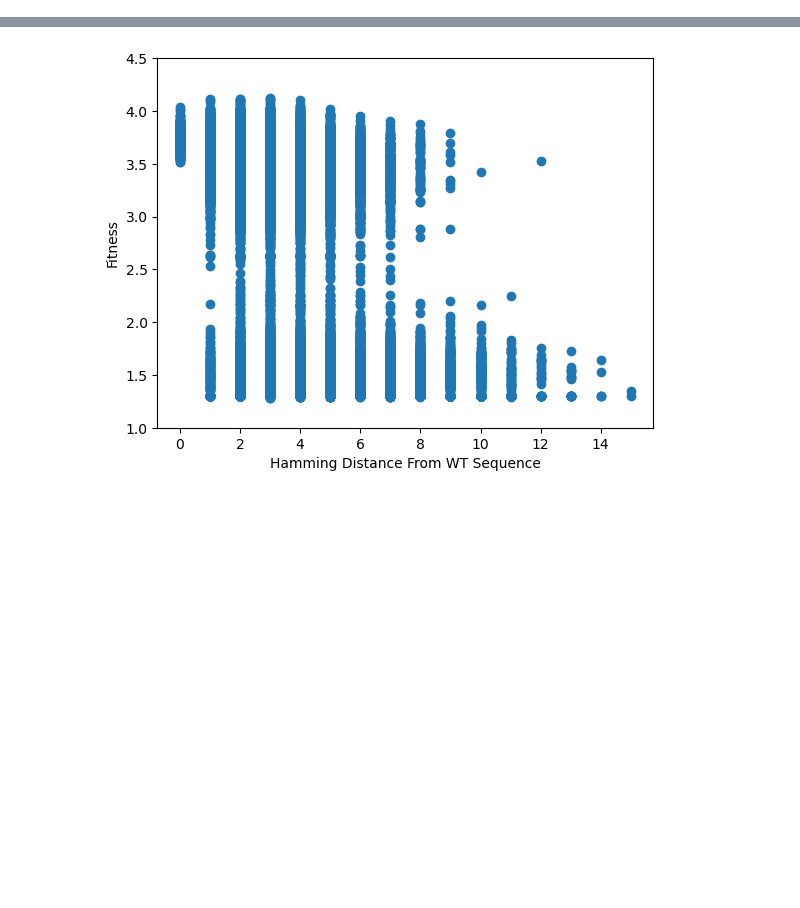
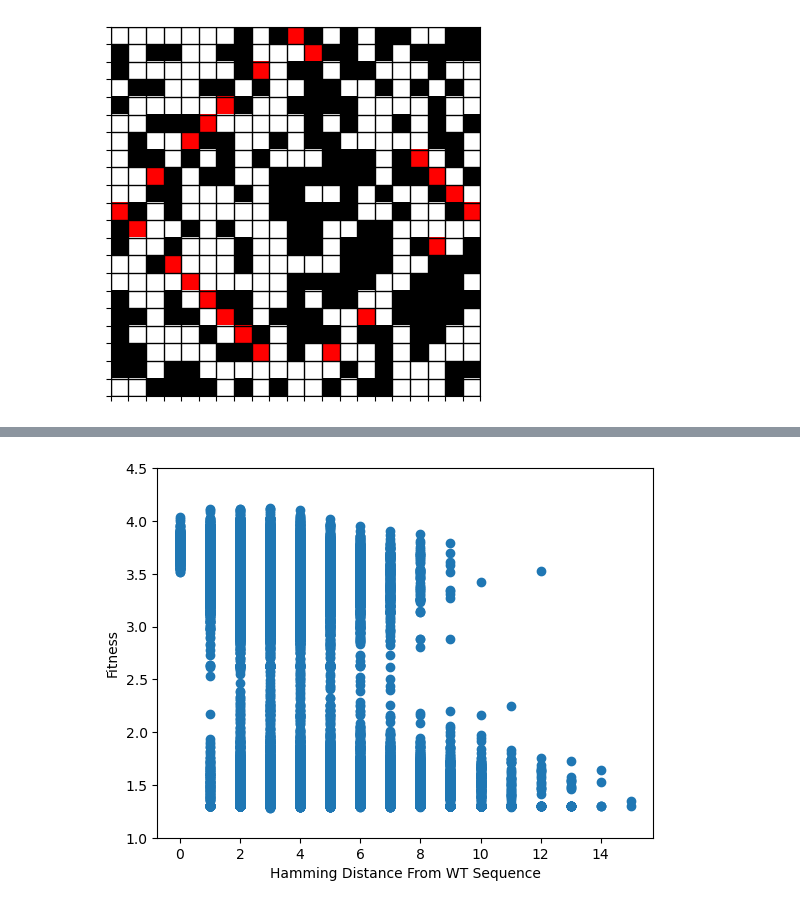
Before and after one commit to kirjner/GGS-private, a Jupyter notebook: toy_experiment/exploration.ipynb, the cells around one changed output, grey strips where cells are left out. Cells and saved outputs as stored; diff of their text form; code cells hidden in the pictures; blank space fills up the shorter version.

Commit message:
continuing w Diamond

```diff
--- a/toy_experiment/exploration.ipynb
+++ b/toy_experiment/exploration.ipynb
@@ -32,7 +32,7 @@ def generate_diamond_border(n, dtype = 'int'):
     return diamond_border
 
 # Generate the diamond border and noise
-n = 9
+n = 21
 diamond_border = generate_diamond_border(n)
 
 def generate_diamond_sequence(n):
@@ -48,17 +48,24 @@ def generate_diamond_sequence(n):
     return diamond_sequence
 
 def plot_sequence(sequence):
+    diamond_grid = generate_diamond_border(21)
     # Convert sequence from string to list of integers
     vector = np.array(list(map(int, sequence)))
 
     # Reshape vector into n x n grid
     grid = np.reshape(vector, (n, n))
 
+    color_grid = np.where((grid == 1) & (diamond_grid == 1), 2, grid)
+
+    # Create a colormap: 0 (white), 1 (black), 2 (red)
+    colors = [(1, 1, 1), (0, 0, 0), (1, 0, 0)]
+    cmap = plt.matplotlib.colors.ListedColormap(colors)
+
     # Create a figure and a set of subplots
     fig, ax = plt.subplots()
 
     # Display data as an image
-    ax.imshow(grid, cmap='gray_r')
+    ax.imshow(color_grid, cmap=cmap)
 
     # Draw gridlines
     ax.grid(True, which='both', color='black', linewidth=1)
@@ -77,9 +84,10 @@ def plot_sequence(sequence):
 import random
 
 # Initialize a dictionary with random values between 0 and 0.5 for each position
-random_values = {i: random.uniform(0, 1) for i in range(n*n)}
+
 
 def fitness(vector):
+    random_values = {i: random.uniform(0, 1) for i in range(n*n)}
     if isinstance(vector, str):
         vector = np.array(list(map(int, vector)))
 
@@ -98,3 +106,11 @@ def fitness(vector):
     fitness_base = np.sum(fitness_values)
 
     return fitness_base
+# %%
+smoothed_candidates_df = pd.read_csv('/home/gridsan/akirjner/protein_design/GGS-private/ckpt/Diamond/mutations_0/percentile_0.0_1.0/smoothed/run_06D_08M_2023Y_00h_07m_13s/samples/run_2023-08-06_10-22/seed_1.csv')
+unsmoothed_candidates_df = pd.read_csv('/home/gridsan/akirjner/protein_design/GGS-private/ckpt//Diamond/mutations_0/percentile_0.0_1.0/unsmoothed/run_05D_08M_2023Y_21h_41m_02s/samples/run_2023-08-05_22-33/seed_1.csv')
+# %%
+best_predicted_candidate = unsmoothed_candidates_df[unsmoothed_candidates_df.mutant_scores == unsmoothed_candidates_df.mutant_scores.max()].mutant_sequences.values[0]
+plot_sequence(best_predicted_candidate)
+# %% [output]
+[figure, added]
```
Also changed, not shown: parts of 18 cells of this notebook, 22 other files.
